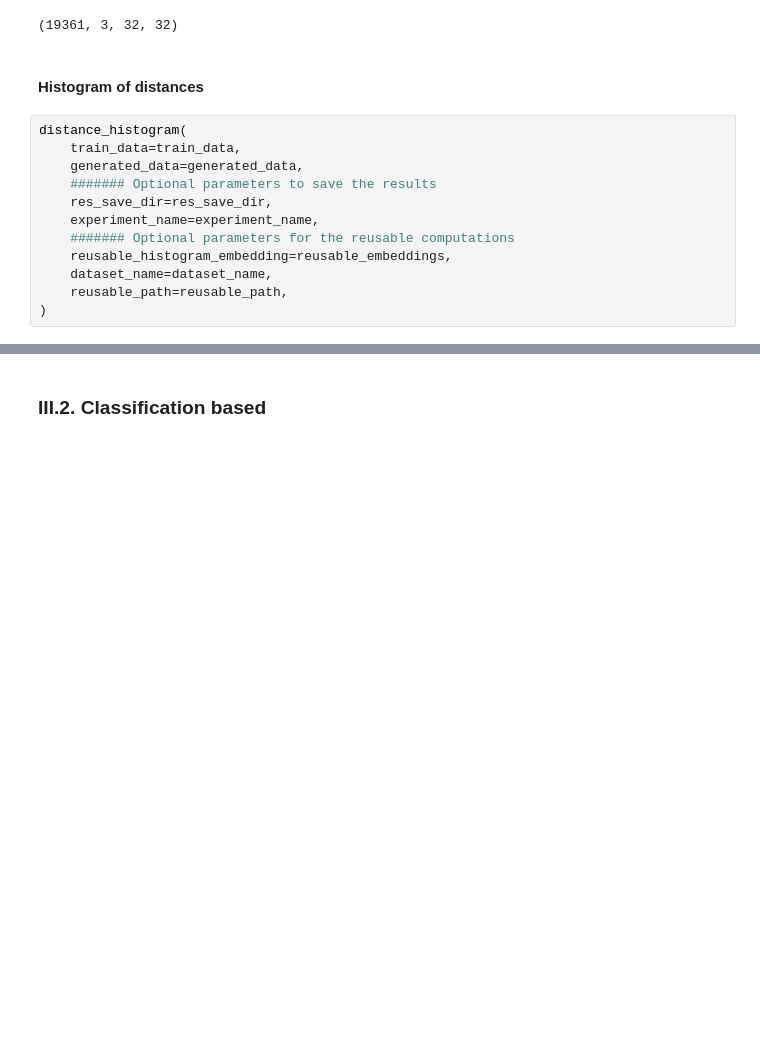
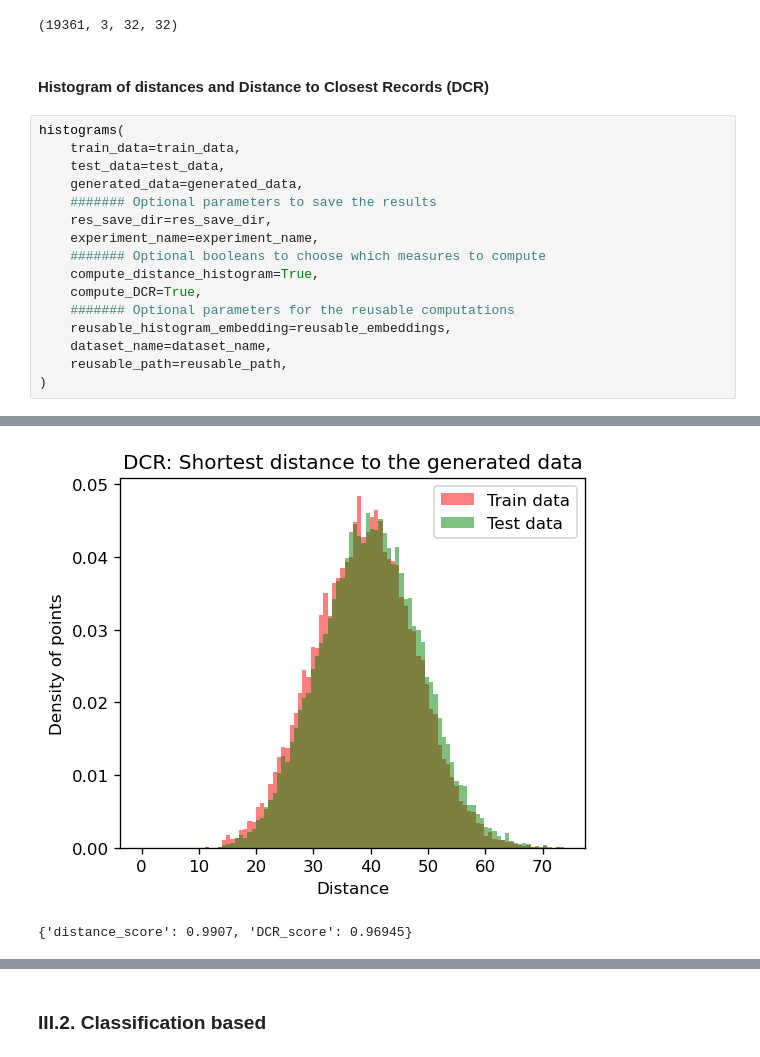
Before and after one commit to nicolassalvy/EvaGeM, a Jupyter notebook: tutorial.ipynb, the cells around one changed output, grey strips where cells are left out. Cells and saved outputs as stored; diff of their text form; blank space fills up the shorter version.

```diff
--- a/tutorial.ipynb
+++ b/tutorial.ipynb
@@ -282,18 +282,24 @@ filtered_generated_data.shape
 # %% [output]
 (19361, 3, 32, 32)
 # %% [markdown]
-#### Histogram of distances
+#### Histogram of distances and Distance to Closest Records (DCR)
 # %%
-distance_histogram(
+histograms(
     train_data=train_data,
+    test_data=test_data,
     generated_data=generated_data,
     ####### Optional parameters to save the results
     res_save_dir=res_save_dir,
     experiment_name=experiment_name,
+    ####### Optional booleans to choose which measures to compute
+    compute_distance_histogram=True,
+    compute_DCR=True,
     ####### Optional parameters for the reusable computations
     reusable_histogram_embedding=reusable_embeddings,
     dataset_name=dataset_name,
     reusable_path=reusable_path,
 )
 # %% [output]
 [figure]
+[figure, added]
+{'distance_score': 0.9907, 'DCR_score': 0.96945}
```
Also changed, not shown: parts of 2 cells of this notebook, 4 other files.
